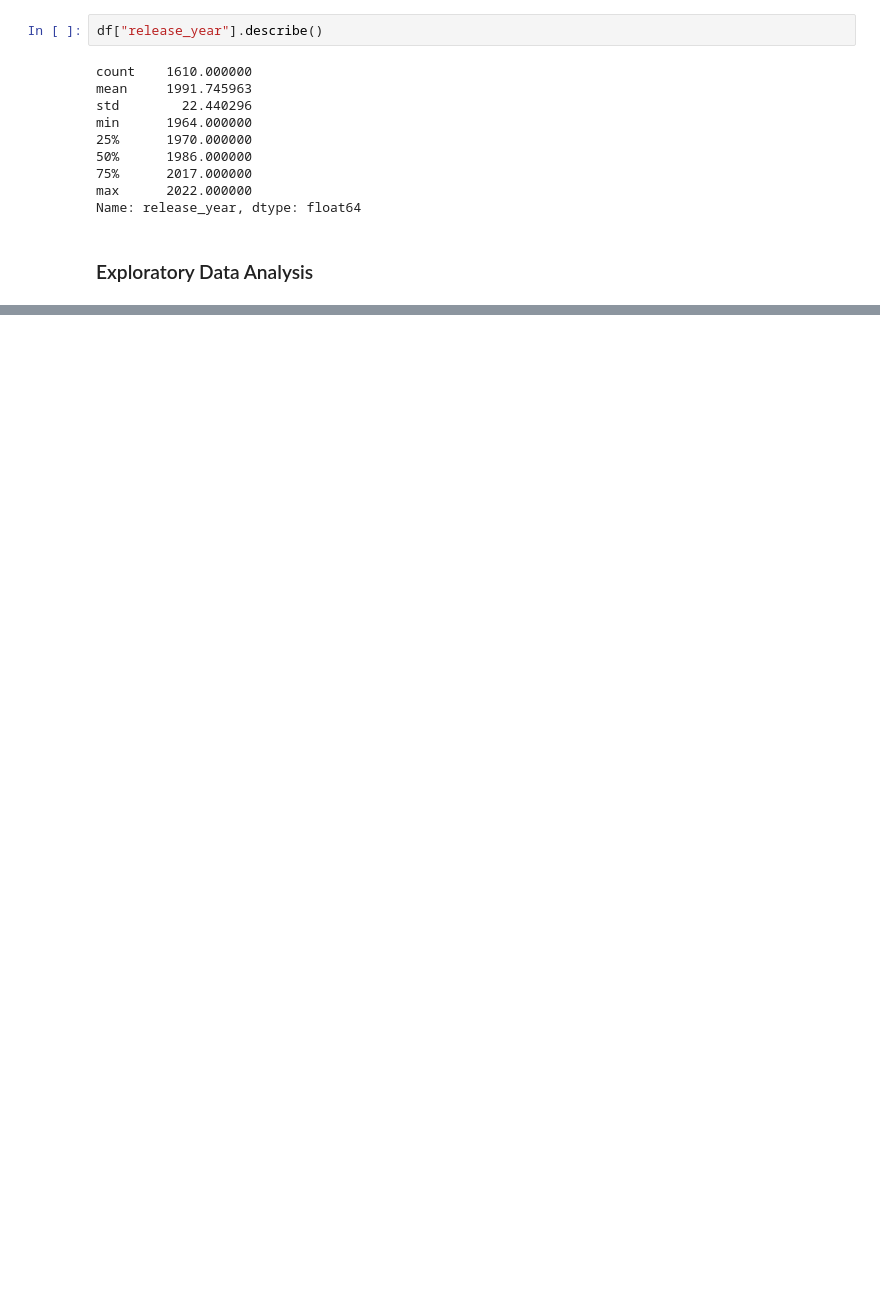
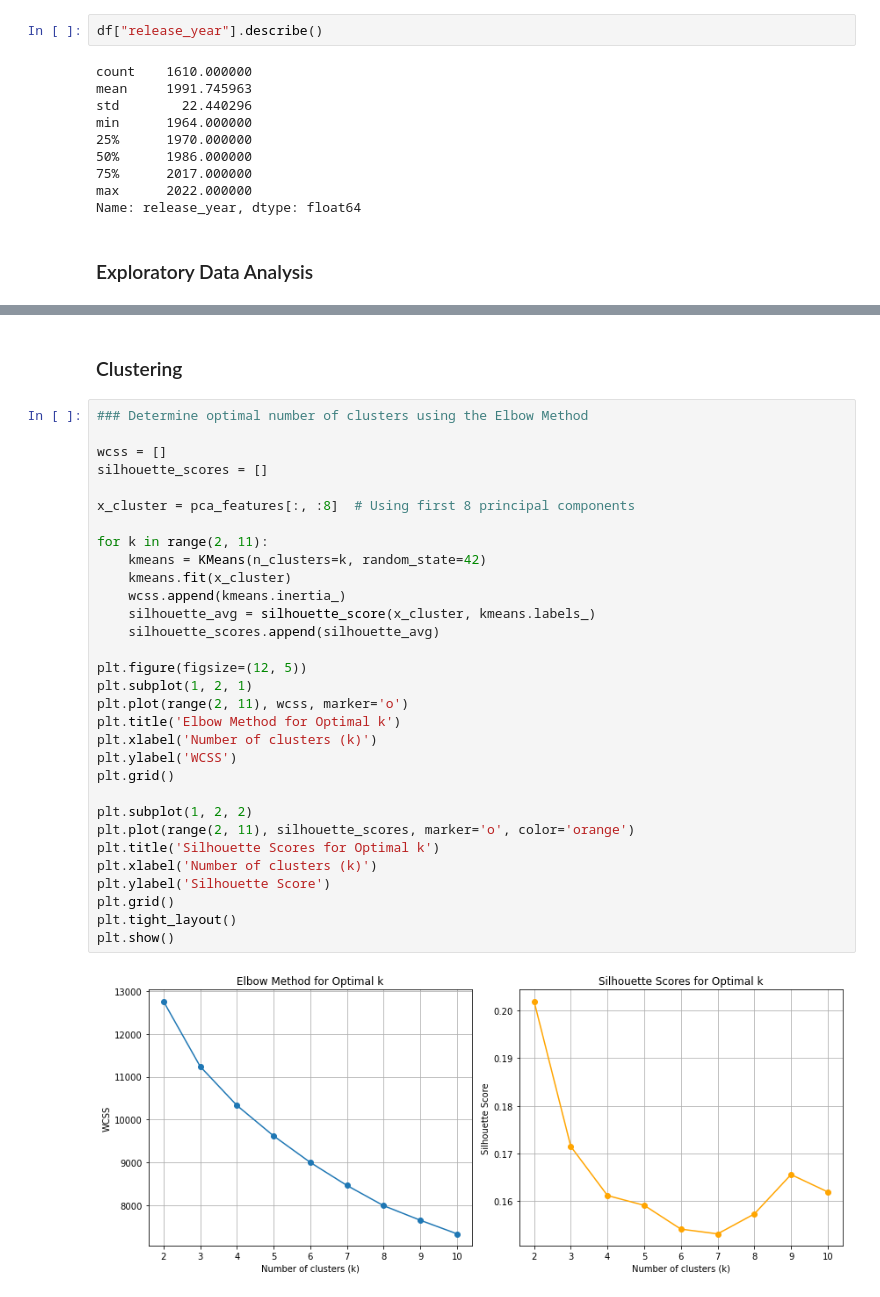
Before and after one commit to NitinJayavarapu12/Creating-cohorts-of-songs, a Jupyter notebook: Cohort_code.ipynb, the cells around one changed output, grey strips where cells are left out. Saved outputs shown, nothing was run; the diff lists cells and outputs as text; blank space fills up the shorter version.

```diff
--- a/Cohort_code.ipynb
+++ b/Cohort_code.ipynb
@@ -124,0 +163,35 @@ for feature in numeric_features:
+# %% [markdown]
+### Clustering
+# %%
+### Determine optimal number of clusters using the Elbow Method
+
+wcss = []
+silhouette_scores = []
+
+x_cluster = pca_features[:, :8]  # Using first 8 principal components
+
+for k in range(2, 11):
+    kmeans = KMeans(n_clusters=k, random_state=42)
+    kmeans.fit(x_cluster)
+    wcss.append(kmeans.inertia_)
+    silhouette_avg = silhouette_score(x_cluster, kmeans.labels_)
+    silhouette_scores.append(silhouette_avg)
+
+plt.figure(figsize=(12, 5))
+plt.subplot(1, 2, 1)
+plt.plot(range(2, 11), wcss, marker='o')
+plt.title('Elbow Method for Optimal k')
+plt.xlabel('Number of clusters (k)')
+plt.ylabel('WCSS')
+plt.grid()
+
+plt.subplot(1, 2, 2)
+plt.plot(range(2, 11), silhouette_scores, marker='o', color='orange')
+plt.title('Silhouette Scores for Optimal k')
+plt.xlabel('Number of clusters (k)')
+plt.ylabel('Silhouette Score')
+plt.grid()
+plt.tight_layout()
+plt.show()
+# %% [output]
+[figure, added]
```
Also changed, not shown: parts of 6 cells of this notebook.
